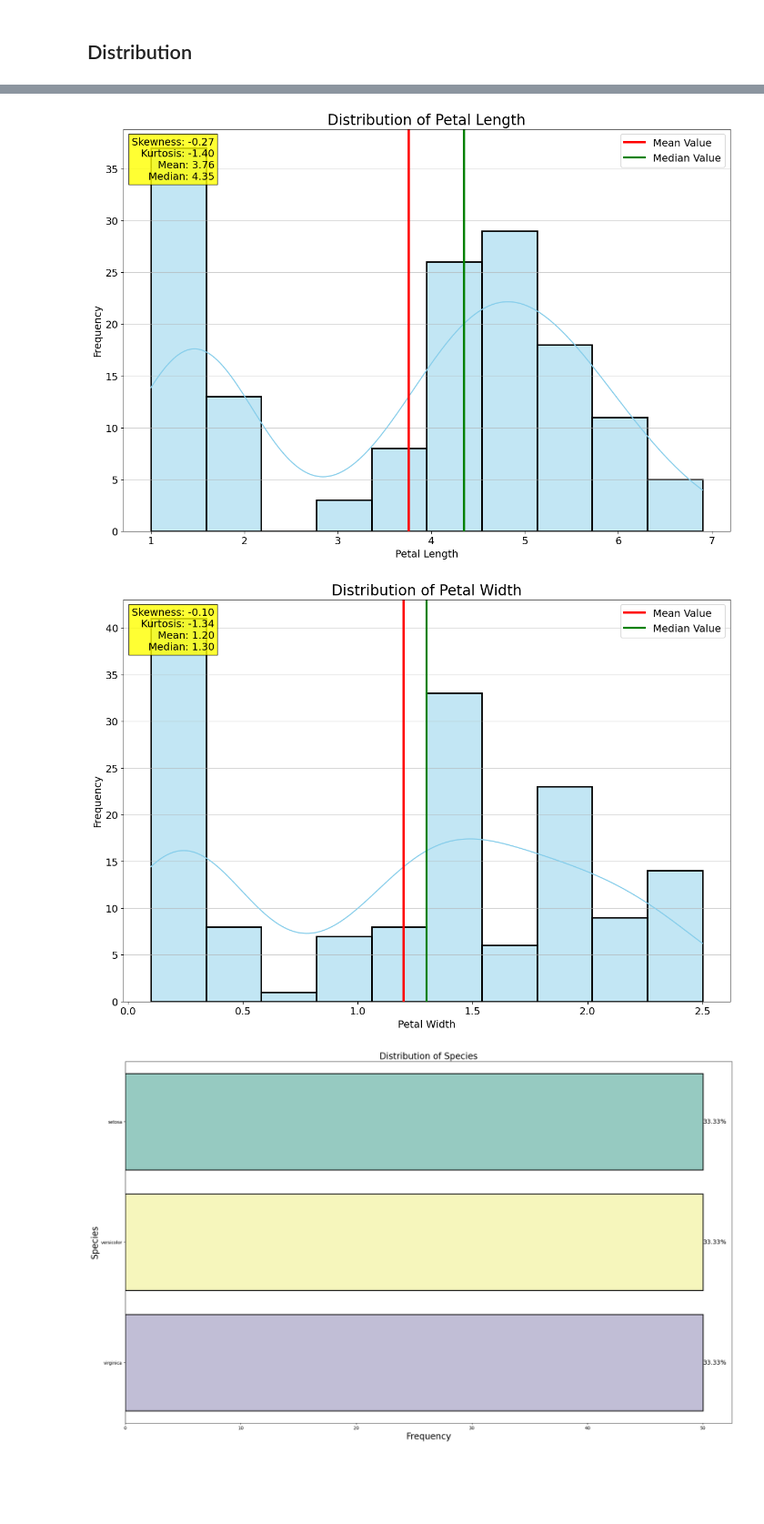
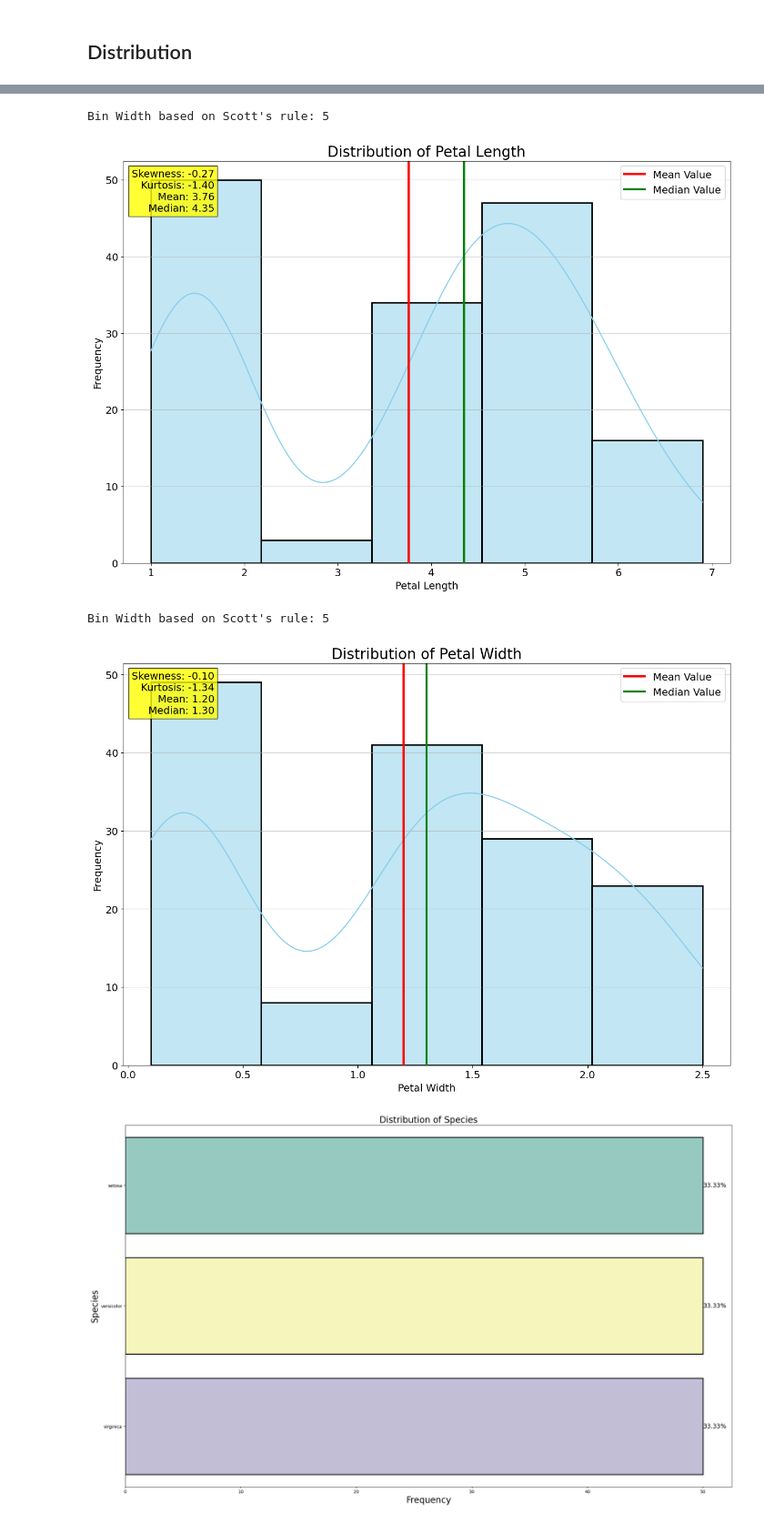
Before and after one commit to FDEgan/Iris_Project, a Jupyter notebook: Analysis.ipynb, the cells around one changed output, grey strips where cells are left out. Shown at 91% size. Saved outputs shown, nothing was run; the diff lists cells and outputs as text; code cells hidden in the pictures; blank space fills up the shorter version.

Commit message:
Added Scotts Rule to decide number of bins to use for Histograms in Distribution section

```diff
--- a/Analysis.ipynb
+++ b/Analysis.ipynb
@@ -237,10 +337,26 @@ plt.show()
+# %%
+std_dev = np.std(df['petal_length']) # First using the Numpy .std Function to get the standard deviation of the Petal Length variable.
+data_points_num = len(df['petal_length']) # Calculating the number of data points/ values in the data source.
+
+# Calculate bin width using Scott's rule.
+# Applying the formula with the standard deviation and number of data points.
+# First part of the Calculation is multiplying the Std Dev by 3.5.
+# Then the 2nd part of the calculation is getting the cube root of the number of data points.
+bin_width = 3.5 * std_dev / (data_points_num ** (1/3))  # Finally dividing the result of the first calculation by the second part to get the optimal bin width.
+# Then to see how many bins we need to have, we need to get the range of values from the min value to the max value.
+data_range = np.max(df['petal_length']) - np.min(df['petal_length']) # To get this we use the Numpy Max & Min functions and take the MIN value away from the max Value.
+num_bins = round(float(data_range / bin_width)) # To identify the number of bins we divide the range calculated by the optimal bin width. Using Round to get to the nearest whole number.
+
+print("Bin Width based on Scott's rule:", num_bins) # Printing the optimal number of bins.
+# %% [output]
+Bin Width based on Scott's rule: 5
 # %%
 plt.figure(figsize=(15, 10))  # Setting the size of the plot
 
 # Plotting the distribution
 sns.histplot(df['petal_length'],
             kde=True,
-            bins=10,
+            bins=5,
             color='skyblue',
             edgecolor='black',
             linewidth=2)
@@ -282,14 +398,30 @@ plt.text(0.15, 0.98,
 # Show plot
 plt.show()
 # %% [output]
-[figure, old version]
+[figure, new version]
+# %%
+std_dev = np.std(df['petal_width']) # First using the Numpy .std Function to get the standard deviation of the Petal Width variable.
+data_points_num = len(df['petal_width']) # Calculating the number of data points/ values in the data source.
+
+# Calculate bin width using Scott's rule.
+# Applying the formula with the standard deviation and number of data points.
+# First part of the Calculation is multiplying the Std Dev by 3.5.
+# Then the 2nd part of the calculation is getting the cube root of the number of data points.
+bin_width = 3.5 * std_dev / (data_points_num ** (1/3))  # Finally dividing the result of the first calculation by the second part to get the optimal bin width.
+# Then to see how many bins we need to have, we need to get the range of values from the min value to the max value.
+data_range = np.max(df['petal_width']) - np.min(df['petal_width']) # To get this we use the Numpy Max & Min functions and take the MIN value away from the max Value.
+num_bins = round(float(data_range / bin_width)) # To identify the number of bins we divide the range calculated by the optimal bin width. Using Round to get to the nearest whole number.
+
+print("Bin Width based on Scott's rule:", num_bins) # Printing the optimal number of bins.
+# %% [output]
+Bin Width based on Scott's rule: 5
 # %%
 plt.figure(figsize=(15, 10))  # Setting the size of the plot
 
 # Plotting the distribution
 sns.histplot(df['petal_width'],
             kde=True,
-            bins=10,
+            bins=5,
             color='skyblue',
             edgecolor='black',
             linewidth=2)
@@ -304,34 +436,34 @@ plt.grid(axis='y', linestyle='-', alpha=0.6)
 
 # Adding mean and median lines
 plt.axvline(x=df['petal_width'].mean(),
             label='Mean Value',
             color='red',
             linewidth=3,
             linestyle='-')
 plt.axvline(x=df['petal_width'].median(),
             label='Median Value',
             color='green',
             linewidth=3,
             linestyle='-')
 plt.legend(fontsize=14)
 
 # Adding skewness, kurtosis, mean, and median to the plot
 mean = df['petal_width'].mean()
 median = df['petal_width'].median()
 skewness = df['petal_width'].skew()
 kurtosis = df['petal_width'].kurt()
 
 plt.text(0.15, 0.98,
         f'Skewness: {skewness:.2f}\nKurtosis: {kurtosis:.2f}\nMean: {mean:.2f}\nMedian: {median:.2f}',
          transform=plt.gca().transAxes,
          fontsize=14,
          bbox=dict(facecolor='yellow', alpha=0.8),
          verticalalignment='top', horizontalalignment='right')
 
 # Show plot
 plt.show()
 # %% [output]
-[figure, old version]
+[figure, new version]
 # %%
 plt.figure(figsize=(25, 15))  # Setting the size of the plot
 ax = sns.countplot(data=df, y="species", edgecolor='black', palette='Set3', linewidth=2)
```
Also changed, not shown: parts of 15 cells of this notebook.
